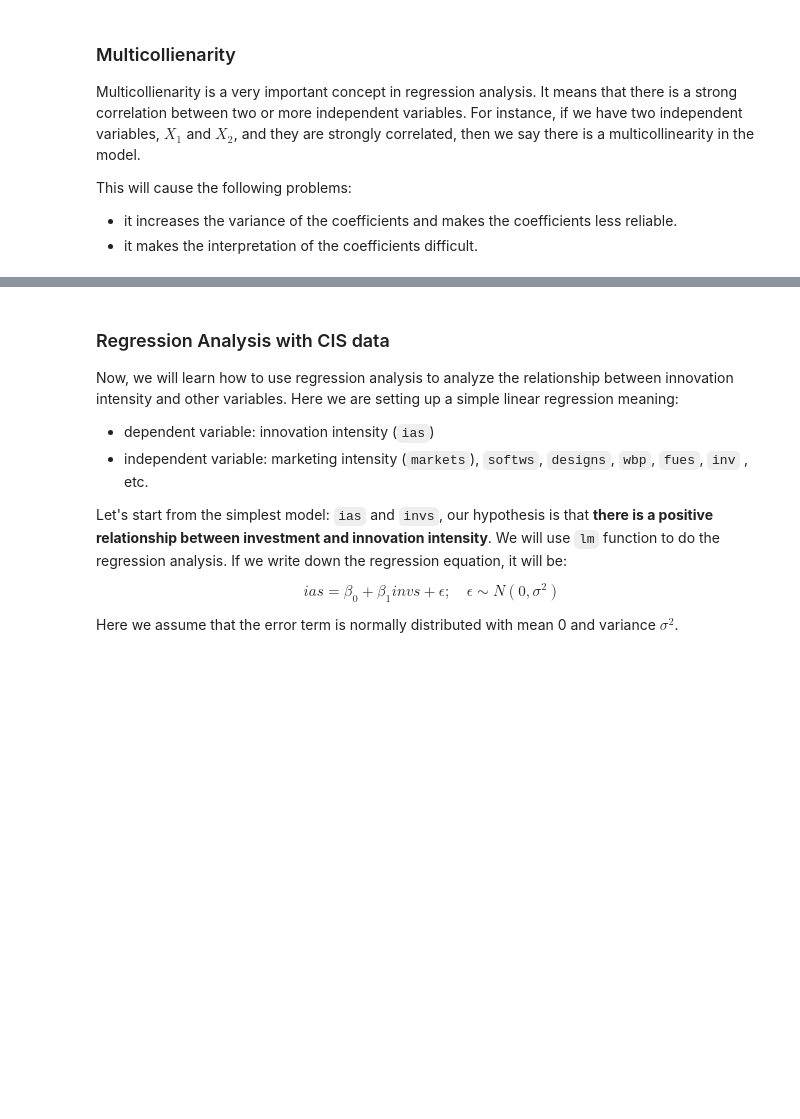
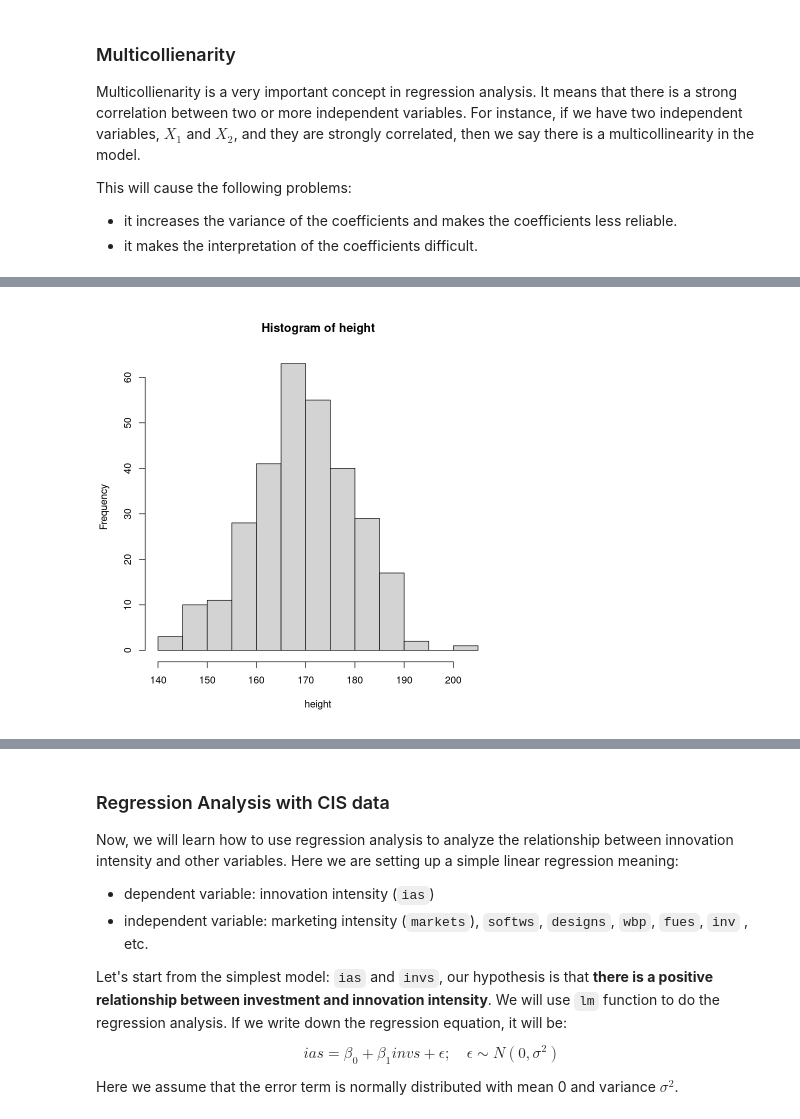
Before and after one commit to oceanumeric/data-science-go-small, a Jupyter notebook: all-in-one-for-the-exam/all-in-one.ipynb, the cells around one changed output, grey strips where cells are left out. Cells and saved outputs as stored; diff of their text form; code cells hidden in the pictures; blank space fills up the shorter version.

```diff
--- a/all-in-one-for-the-exam/all-in-one.ipynb
+++ b/all-in-one-for-the-exam/all-in-one.ipynb
@@ -1955,0 +1979,6 @@ This will cause the following problems:
+# %%
+# generate height data with 300 observations mean = 170, sd = 10
+height <- rnorm(300, 170, 10)
+hist(height)
+# %% [output]
+[figure, added]
```
Also changed, not shown: parts of 10 cells of this notebook, 4 other files.
